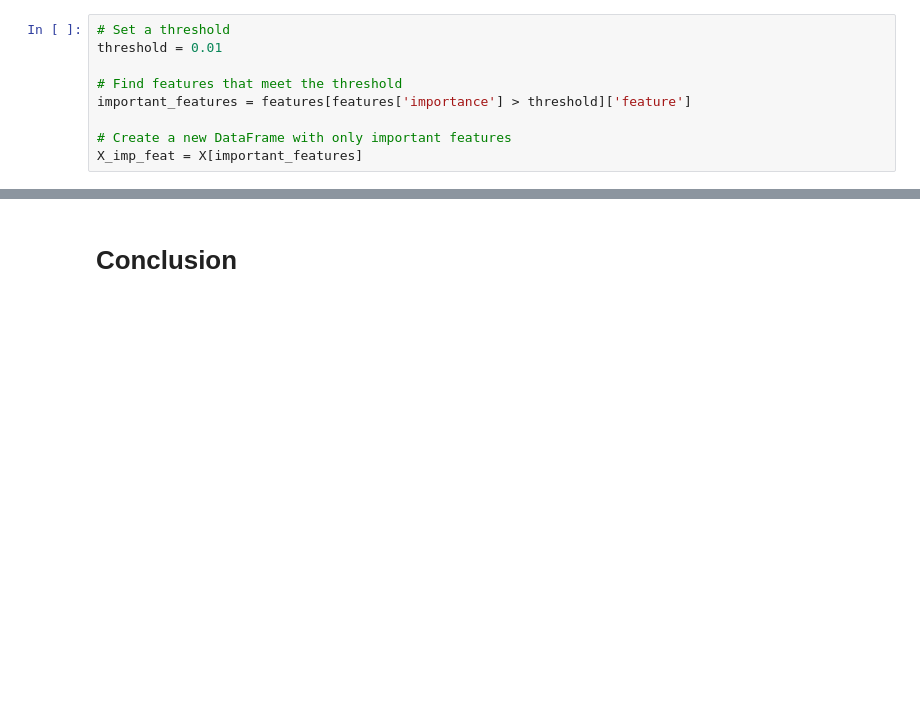
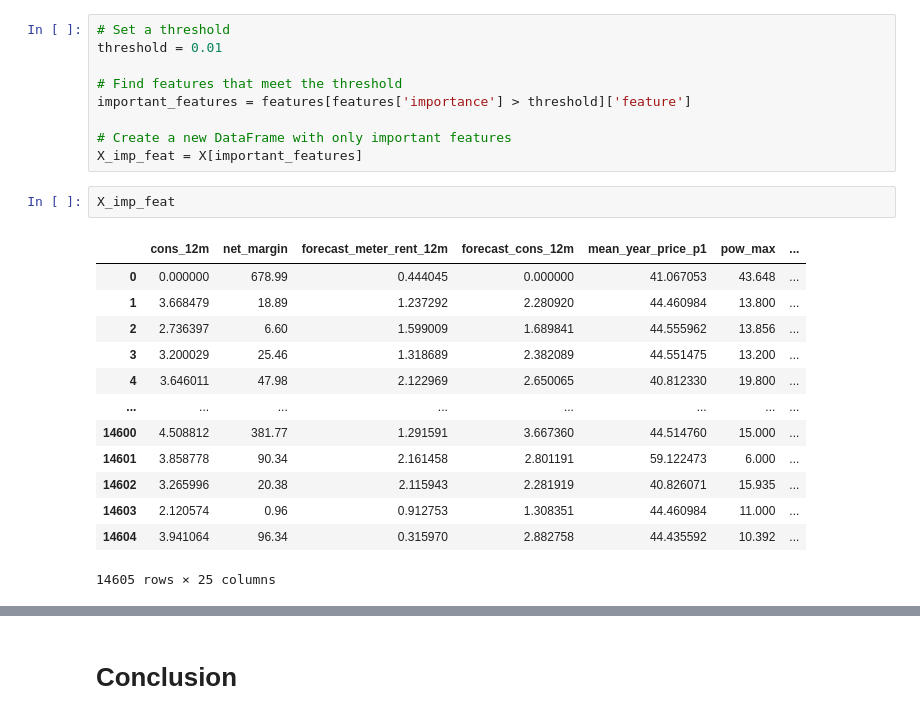
Before and after one commit to ImBharatkumar/BCG_customer_churn, a Jupyter notebook: src/notebook/feature_engineering.ipynb, the cells around one changed output, grey strips where cells are left out. Drawn from its saved outputs; the diff is of its cells as text; blank space fills up the shorter version.

```diff
--- a/src/notebook/feature_engineering.ipynb
+++ b/src/notebook/feature_engineering.ipynb
@@ -273,6 +272,22 @@ important_features = features[features['importance'] > threshold]['feature']
 
 # Create a new DataFrame with only important features
 X_imp_feat = X[important_features]
+# %%
+X_imp_feat
+# %% [output]
+|  | cons_12m | net_margin | forecast_meter_rent_12m | forecast_cons_12m | mean_year_price_p1 | pow_max | ... |
+| 0 | 0.000000 | 678.99 | 0.444045 | 0.000000 | 41.067053 | 43.648 | ... |
+| 1 | 3.668479 | 18.89 | 1.237292 | 2.280920 | 44.460984 | 13.800 | ... |
+| 2 | 2.736397 | 6.60 | 1.599009 | 1.689841 | 44.555962 | 13.856 | ... |
+| 3 | 3.200029 | 25.46 | 1.318689 | 2.382089 | 44.551475 | 13.200 | ... |
+| 4 | 3.646011 | 47.98 | 2.122969 | 2.650065 | 40.812330 | 19.800 | ... |
+| ... | ... | ... | ... | ... | ... | ... | ... |
+| 14600 | 4.508812 | 381.77 | 1.291591 | 3.667360 | 44.514760 | 15.000 | ... |
+| 14601 | 3.858778 | 90.34 | 2.161458 | 2.801191 | 59.122473 | 6.000 | ... |
+| 14602 | 3.265996 | 20.38 | 2.115943 | 2.281919 | 40.826071 | 15.935 | ... |
+| 14603 | 2.120574 | 0.96 | 0.912753 | 1.308351 | 44.460984 | 11.000 | ... |
+| 14604 | 3.941064 | 96.34 | 0.315970 | 2.882758 | 44.435592 | 10.392 | ... |
+14605 rows × 25 columns
 # %%
 X1=X_imp_feat
 y1=train_data['churn']
```
Also changed, not shown: parts of 10 cells of this notebook, 9 other files.
